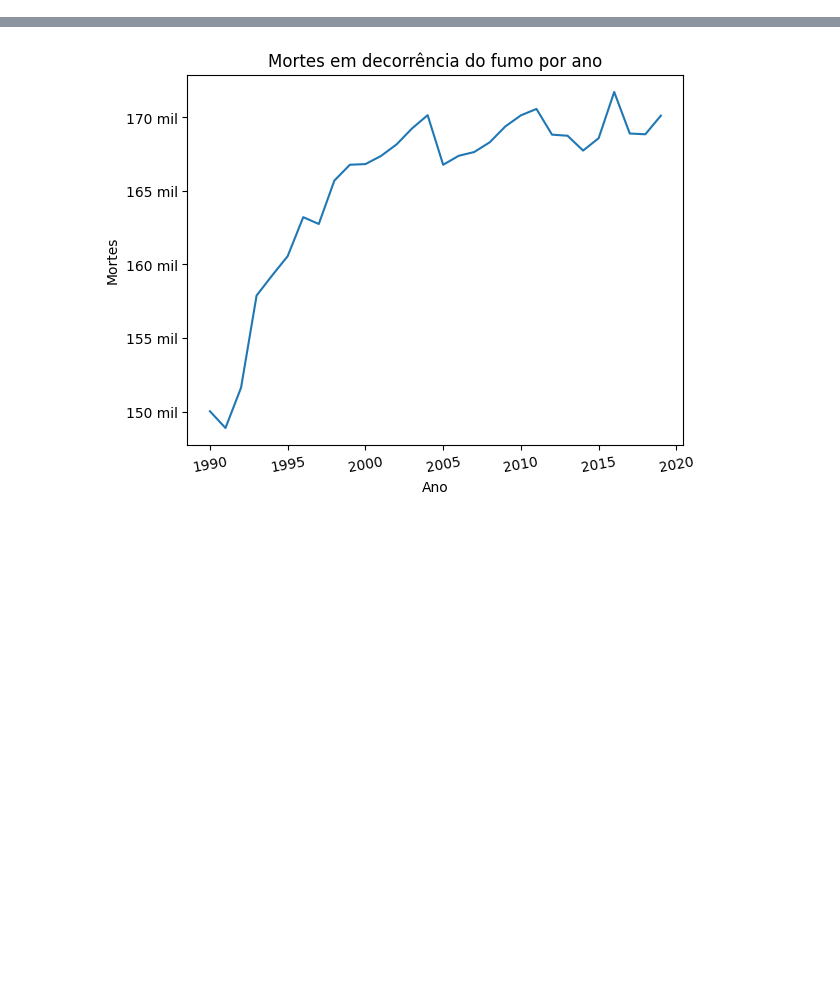
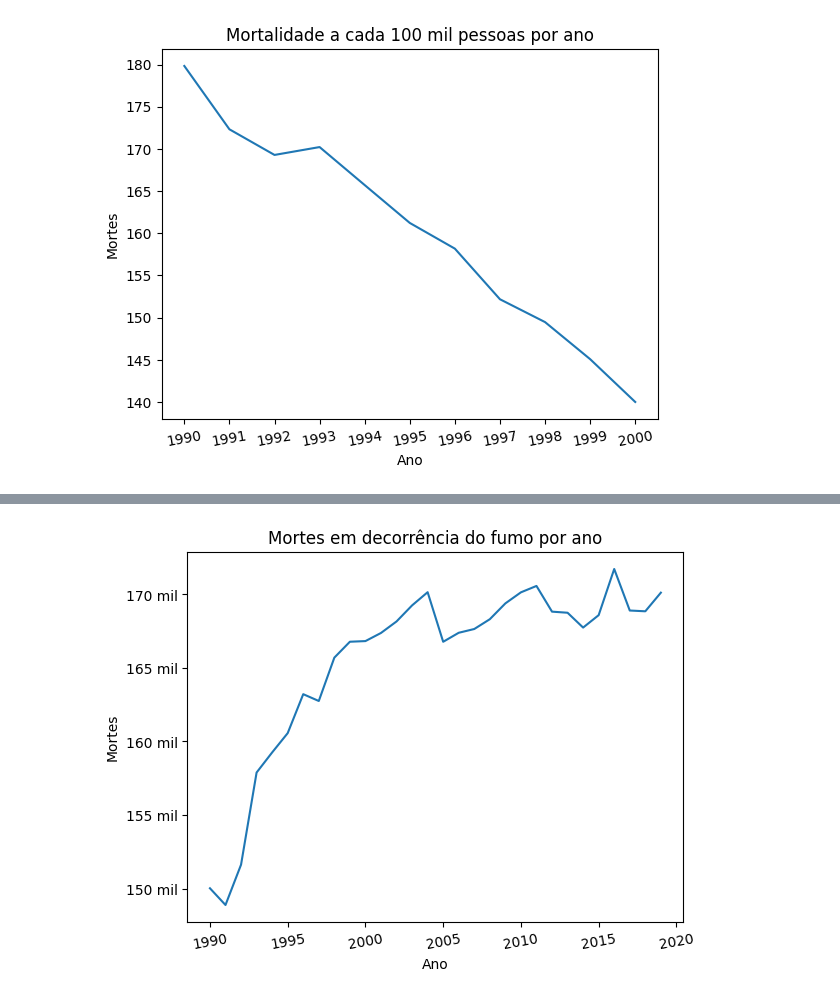
Before and after one commit to namespaiva/projeto-integrador-4, a Jupyter notebook: pi-4.ipynb, the cells around one changed output, grey strips where cells are left out. Saved outputs shown, nothing was run; the diff lists cells and outputs as text; code cells hidden in the pictures; blank space fills up the shorter version.

```diff
--- a/pi-4.ipynb
+++ b/pi-4.ipynb
@@ -50,0 +99,11 @@ df.head()
+# %%
+df1990 = df[(df['Ano'] <= 2000) & (df['Ano'] > 1989)]
+ax = sns.lineplot(data=df1990, x='Ano', y='Mortalidade')
+plt.xlabel('Ano')
+plt.ylabel('Mortes')
+plt.title('Mortalidade a cada 100 mil pessoas por ano')
+plt.xticks(range(1990, 2001), rotation=10)
+
+plt.show()
+# %% [output]
+[figure, added]
```
Also changed, not shown: parts of 15 cells of this notebook.
